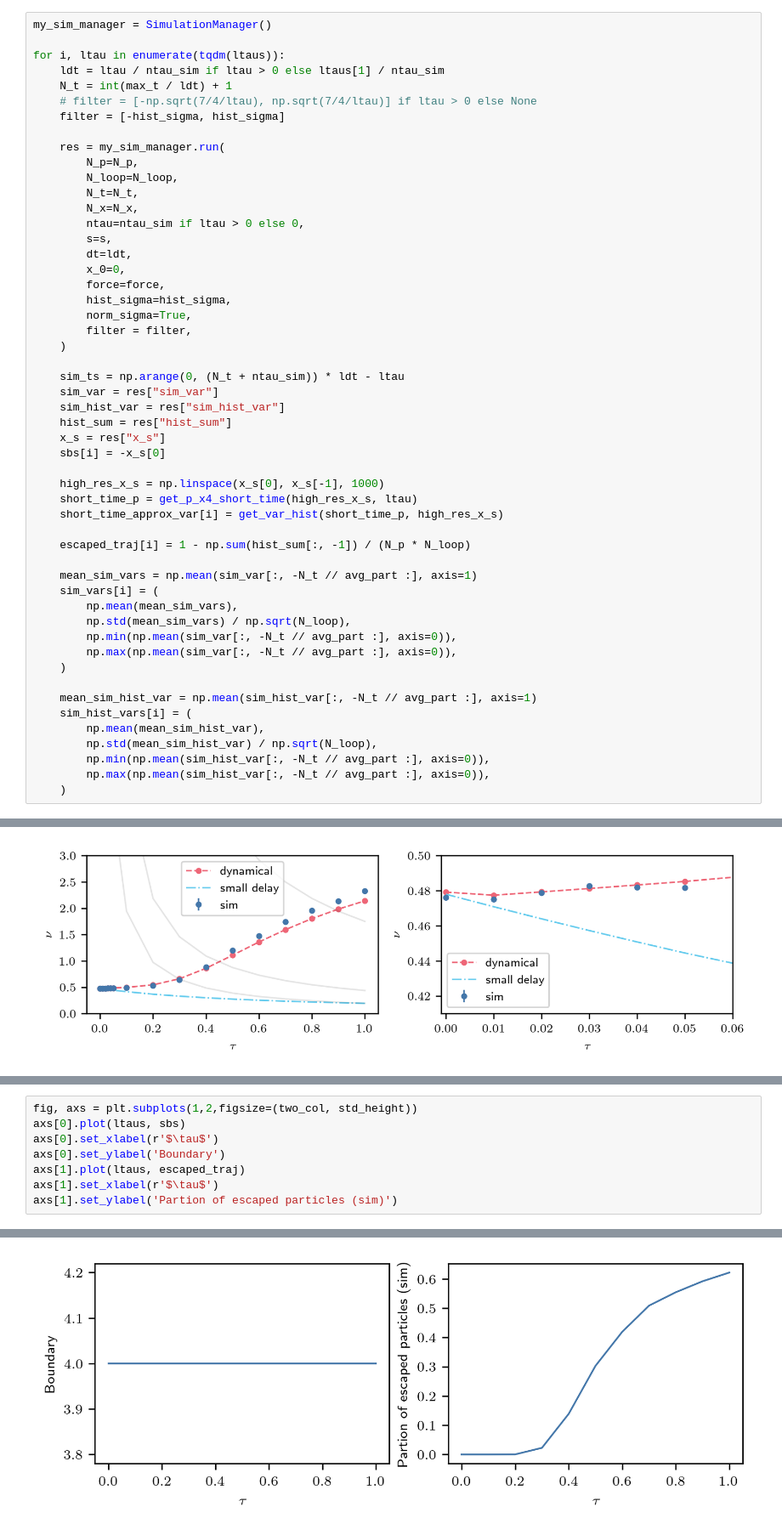
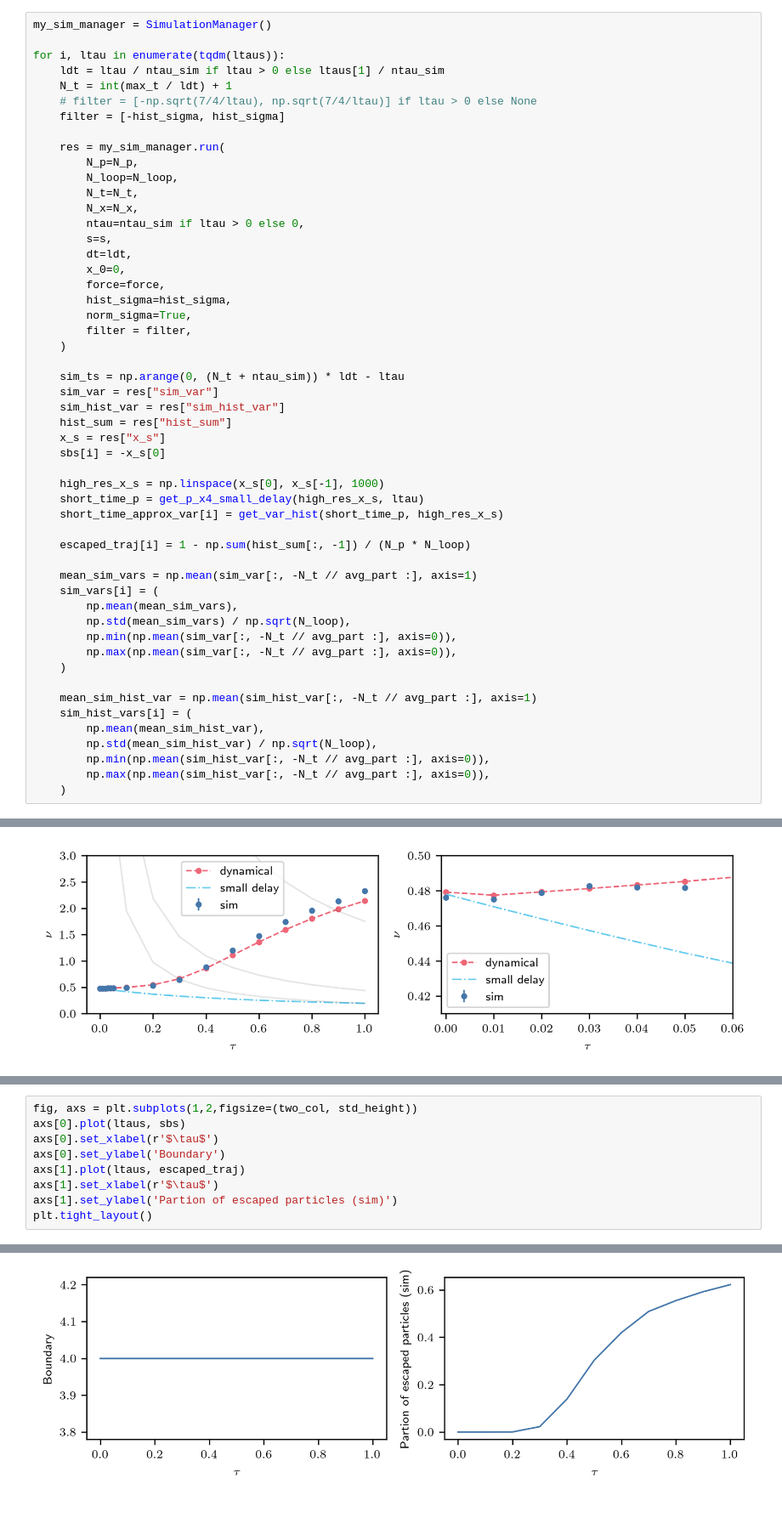
Before and after one commit to NilsToAn/overdampedDelayHarmonicOscillator, a Jupyter notebook: paper/variance_x4.ipynb, the cells around one changed output, grey strips where cells are left out. Shown: that part at 85% size. Drawn from its saved outputs; the diff is of its cells as text; blank space fills up the shorter version.

```diff
--- a/paper/variance_x4.ipynb
+++ b/paper/variance_x4.ipynb
@@ -85,7 +88,7 @@ for i, ltau in enumerate(tqdm(ltaus)):
     sbs[i] = -x_s[0]
 
     high_res_x_s = np.linspace(x_s[0], x_s[-1], 1000)
-    short_time_p = get_p_x4_short_time(high_res_x_s, ltau)
+    short_time_p = get_p_x4_small_delay(high_res_x_s, ltau)
     short_time_approx_var[i] = get_var_hist(short_time_p, high_res_x_s)
 
     escaped_traj[i] = 1 - np.sum(hist_sum[:, -1]) / (N_p * N_loop)
@@ -235,4 +236,5 @@ axs[0].set_ylabel('Boundary')
 axs[1].plot(ltaus, escaped_traj)
 axs[1].set_xlabel(r'$\tau$')
 axs[1].set_ylabel('Partion of escaped particles (sim)')
+plt.tight_layout()
 # %% [output]
@@ -240 +241 @@ Text(0, 0.5, 'Partion of escaped particles (sim)')
-[figure, old version]
+[figure, new version]
```
Also changed, not shown: parts of 6 cells of this notebook, 28 other files.
